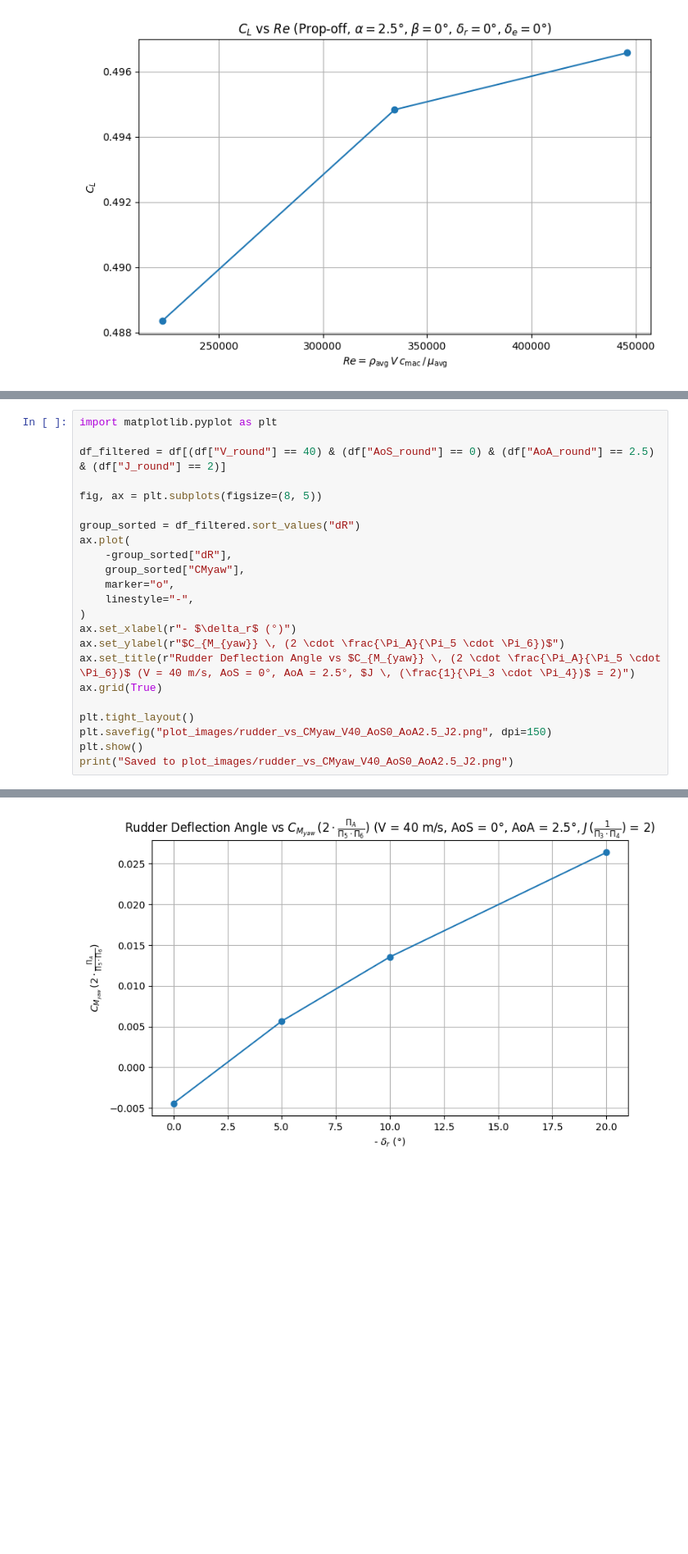
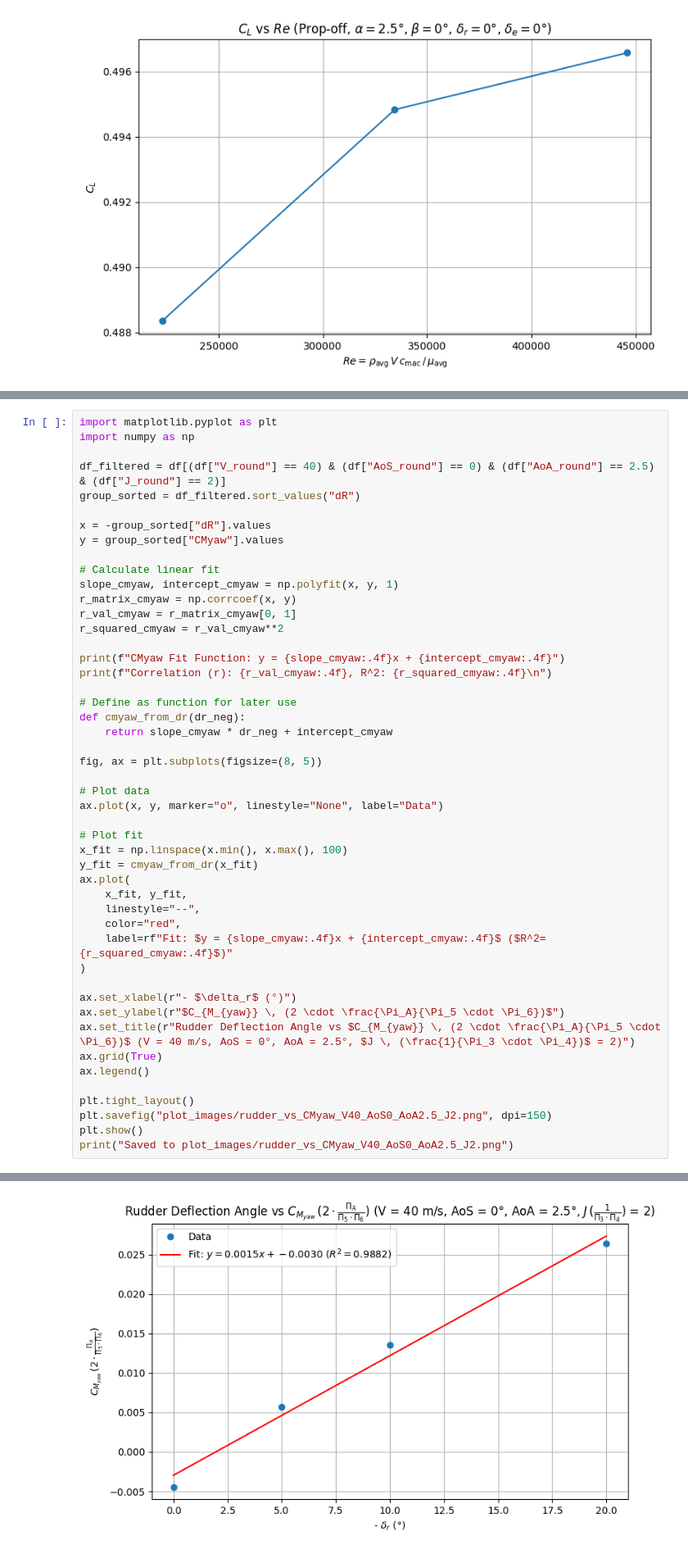
Before and after one commit to DCdeJong2002/Group_15_Redo_BAL, a Jupyter notebook: data_plotter.ipynb, the cells around one changed output, grey strips where cells are left out. Shown at 82% size. Cells and saved outputs as stored; diff of their text form; blank space fills up the shorter version.

```diff
--- a/data_plotter.ipynb
+++ b/data_plotter.ipynb
@@ -134,21 +161,46 @@ Saved to plot_images/rudder_vs_CY_V40_AoS0_AoA2.5_J2.png
 # %%
 import matplotlib.pyplot as plt
+import numpy as np
 
 df_filtered = df[(df["V_round"] == 40) & (df["AoS_round"] == 0) & (df["AoA_round"] == 2.5) & (df["J_round"] == 2)]
+group_sorted = df_filtered.sort_values("dR")
+
+x = -group_sorted["dR"].values
+y = group_sorted["CMyaw"].values
+
+# Calculate linear fit
+slope_cmyaw, intercept_cmyaw = np.polyfit(x, y, 1)
+r_matrix_cmyaw = np.corrcoef(x, y)
+r_val_cmyaw = r_matrix_cmyaw[0, 1]
+r_squared_cmyaw = r_val_cmyaw**2
+
+print(f"CMyaw Fit Function: y = {slope_cmyaw:.4f}x + {intercept_cmyaw:.4f}")
+print(f"Correlation (r): {r_val_cmyaw:.4f}, R^2: {r_squared_cmyaw:.4f}\n")
+
+# Define as function for later use
+def cmyaw_from_dr(dr_neg):
+    return slope_cmyaw * dr_neg + intercept_cmyaw
 
 fig, ax = plt.subplots(figsize=(8, 5))
 
-group_sorted = df_filtered.sort_values("dR")
+# Plot data
+ax.plot(x, y, marker="o", linestyle="None", label="Data")
+
+# Plot fit
+x_fit = np.linspace(x.min(), x.max(), 100)
+y_fit = cmyaw_from_dr(x_fit)
 ax.plot(
-    -group_sorted["dR"],
-    group_sorted["CMyaw"],
-    marker="o",
-    linestyle="-",
+    x_fit, y_fit,
+    linestyle="--",
+    color="red",
+    label=rf"Fit: $y = {slope_cmyaw:.4f}x + {intercept_cmyaw:.4f}$ ($R^2={r_squared_cmyaw:.4f}$)"
 )
+
 ax.set_xlabel(r"- $\delta_r$ (°)")
 ax.set_ylabel(r"$C_{M_{yaw}} \, (2 \cdot \frac{\Pi_A}{\Pi_5 \cdot \Pi_6})$")
 ax.set_title(r"Rudder Deflection Angle vs $C_{M_{yaw}} \, (2 \cdot \frac{\Pi_A}{\Pi_5 \cdot \Pi_6})$ (V = 40 m/s, AoS = 0°, AoA = 2.5°, $J \, (\frac{1}{\Pi_3 \cdot \Pi_4})$ = 2)")
 ax.grid(True)
+ax.legend()
 
 plt.tight_layout()
 plt.savefig("plot_images/rudder_vs_CMyaw_V40_AoS0_AoA2.5_J2.png", dpi=150)
@@ -158 +212 @@ print("Saved to plot_images/rudder_vs_CMyaw_V40_AoS0_AoA2.5_J2.png")
-[figure, old version]
+[figure, new version]
```
Also changed, not shown: parts of 3 cells of this notebook.
